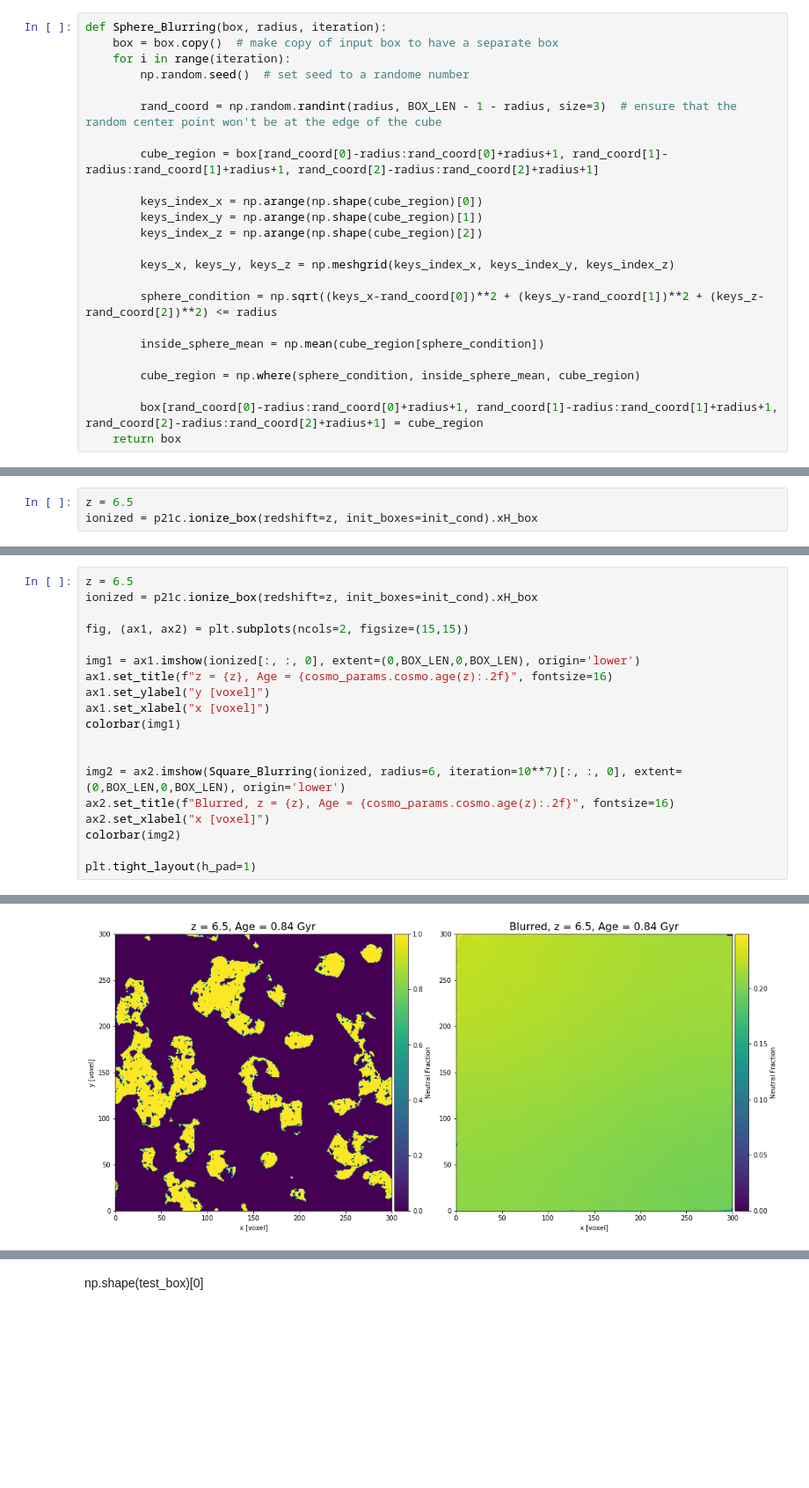
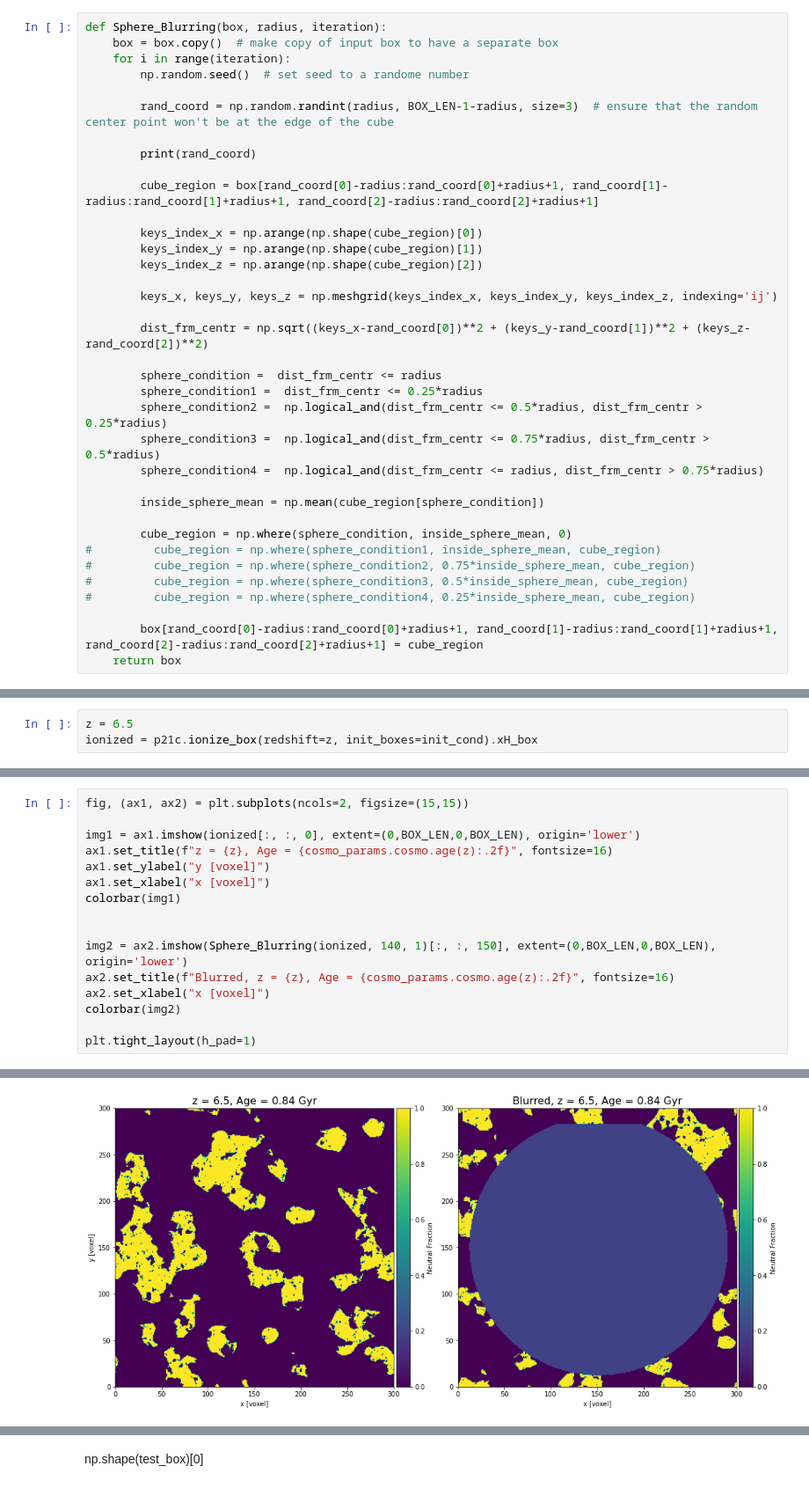
Before and after one commit to tommychinwj/HI_characterization, a Jupyter notebook: HI_characterization.ipynb, the cells around one changed output, grey strips where cells are left out. Shown at 88% size. Drawn from its saved outputs; the diff is of its cells as text; blank space fills up the shorter version.

Commit message:
added concentric shperical shells as averaging regions to vary mean value. meshgrid(indexing='ij') to specify index: x,y,z not y,x,z.

```diff
--- a/HI_characterization.ipynb
+++ b/HI_characterization.ipynb
@@ -101,7 +102,9 @@ def Sphere_Blurring(box, radius, iteration):
     for i in range(iteration):
         np.random.seed()  # set seed to a randome number
 
-        rand_coord = np.random.randint(radius, BOX_LEN - 1 - radius, size=3)  # ensure that the random center point won't be at the edge of the cube
+        rand_coord = np.random.randint(radius, BOX_LEN-1-radius, size=3)  # ensure that the random center point won't be at the edge of the cube
+
+        print(rand_coord)
 
         cube_region = box[rand_coord[0]-radius:rand_coord[0]+radius+1, rand_coord[1]-radius:rand_coord[1]+radius+1, rand_coord[2]-radius:rand_coord[2]+radius+1]
 
@@ -109,13 +112,23 @@ def Sphere_Blurring(box, radius, iteration):
         keys_index_y = np.arange(np.shape(cube_region)[1])
         keys_index_z = np.arange(np.shape(cube_region)[2])
 
-        keys_x, keys_y, keys_z = np.meshgrid(keys_index_x, keys_index_y, keys_index_z)
+        keys_x, keys_y, keys_z = np.meshgrid(keys_index_x, keys_index_y, keys_index_z, indexing='ij')
 
-        sphere_condition = np.sqrt((keys_x-rand_coord[0])**2 + (keys_y-rand_coord[1])**2 + (keys_z-rand_coord[2])**2) <= radius
+        dist_frm_centr = np.sqrt((keys_x-rand_coord[0])**2 + (keys_y-rand_coord[1])**2 + (keys_z-rand_coord[2])**2)
+
+        sphere_condition =  dist_frm_centr <= radius
+        sphere_condition1 =  dist_frm_centr <= 0.25*radius
+        sphere_condition2 =  np.logical_and(dist_frm_centr <= 0.5*radius, dist_frm_centr > 0.25*radius)
+        sphere_condition3 =  np.logical_and(dist_frm_centr <= 0.75*radius, dist_frm_centr > 0.5*radius)
+        sphere_condition4 =  np.logical_and(dist_frm_centr <= radius, dist_frm_centr > 0.75*radius)
 
         inside_sphere_mean = np.mean(cube_region[sphere_condition])
 
-        cube_region = np.where(sphere_condition, inside_sphere_mean, cube_region)
+        cube_region = np.where(sphere_condition, inside_sphere_mean, 0)
+#         cube_region = np.where(sphere_condition1, inside_sphere_mean, cube_region)
+#         cube_region = np.where(sphere_condition2, 0.75*inside_sphere_mean, cube_region)
+#         cube_region = np.where(sphere_condition3, 0.5*inside_sphere_mean, cube_region)
+#         cube_region = np.where(sphere_condition4, 0.25*inside_sphere_mean, cube_region)
 
         box[rand_coord[0]-radius:rand_coord[0]+radius+1, rand_coord[1]-radius:rand_coord[1]+radius+1, rand_coord[2]-radius:rand_coord[2]+radius+1] = cube_region
     return box
@@ -160,7 +202,4 @@ plt.colorbar()
 # %%
-z = 6.5
-ionized = p21c.ionize_box(redshift=z, init_boxes=init_cond).xH_box
-
 fig, (ax1, ax2) = plt.subplots(ncols=2, figsize=(15,15))
 
 img1 = ax1.imshow(ionized[:, :, 0], extent=(0,BOX_LEN,0,BOX_LEN), origin='lower')
@@ -170,7 +209,7 @@ ax1.set_xlabel("x [voxel]")
 colorbar(img1)
 
 
-img2 = ax2.imshow(Square_Blurring(ionized, radius=6, iteration=10**7)[:, :, 0], extent=(0,BOX_LEN,0,BOX_LEN), origin='lower')
+img2 = ax2.imshow(Sphere_Blurring(ionized, 140, 1)[:, :, 150], extent=(0,BOX_LEN,0,BOX_LEN), origin='lower')
 ax2.set_title(f"Blurred, z = {z}, Age = {cosmo_params.cosmo.age(z):.2f}", fontsize=16)
 ax2.set_xlabel("x [voxel]")
 colorbar(img2)
@@ -180 +220 @@ plt.tight_layout(h_pad=1)
-[figure, old version]
+[figure, new version]
```
Also changed, not shown: parts of 15 cells of this notebook.
